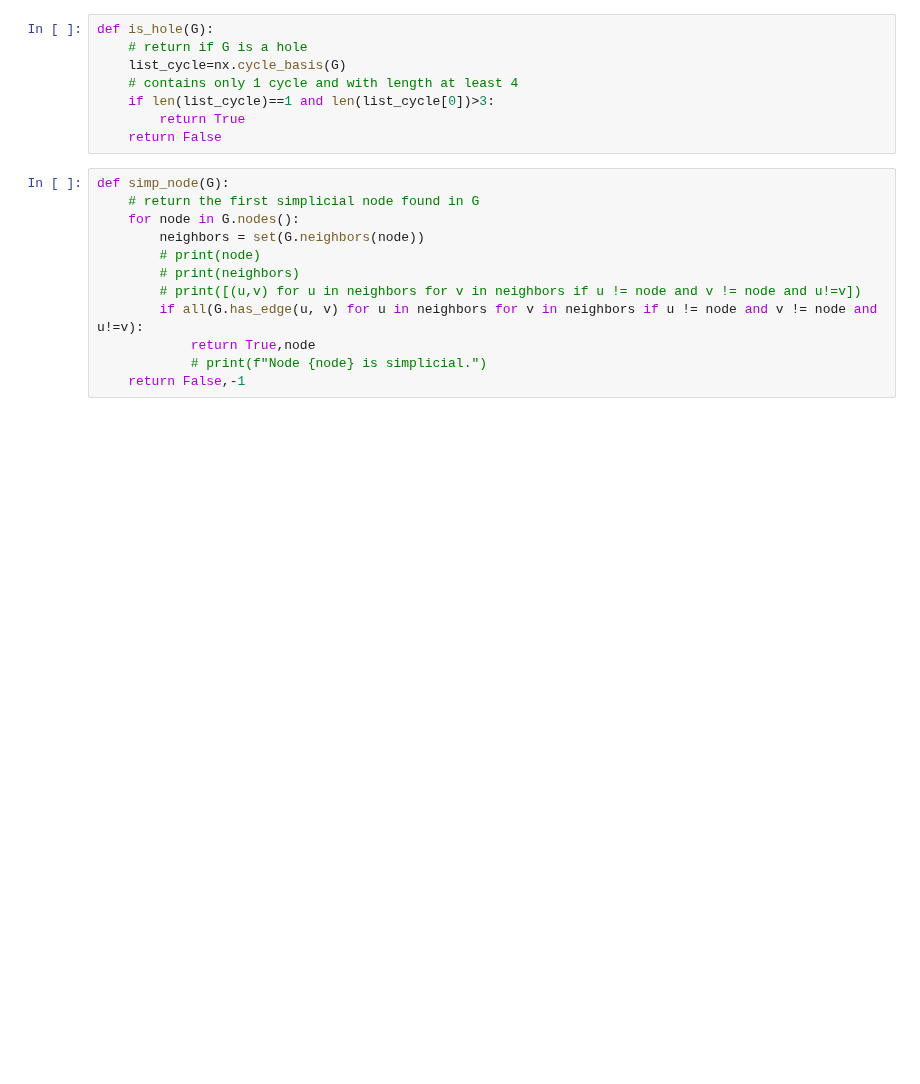
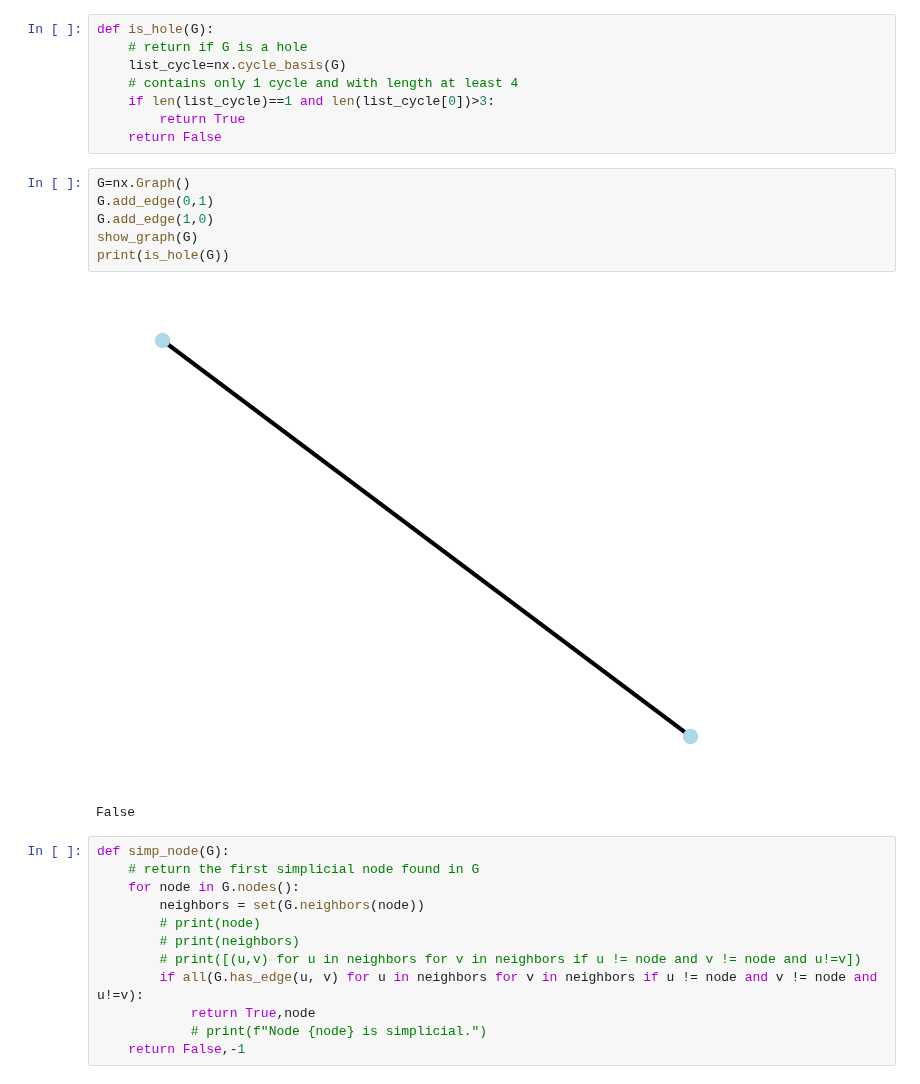
Before and after one commit to vonals/code, a Jupyter notebook: graphx.ipynb, the cells around one changed output. Drawn from its saved outputs; the diff is of its cells as text; blank space fills up the shorter version.

```diff
--- a/graphx.ipynb
+++ b/graphx.ipynb
@@ -198,6 +198,15 @@ def is_hole(G):
     if len(list_cycle)==1 and len(list_cycle[0])>3:
         return True
     return False
+# %%
+G=nx.Graph()
+G.add_edge(0,1)
+G.add_edge(1,0)
+show_graph(G)
+print(is_hole(G))
+# %% [output]
+[figure, added]
+False
 # %%
 def simp_node(G):
     # return the first simplicial node found in G
```
Also changed, not shown: parts of 15 cells of this notebook.
